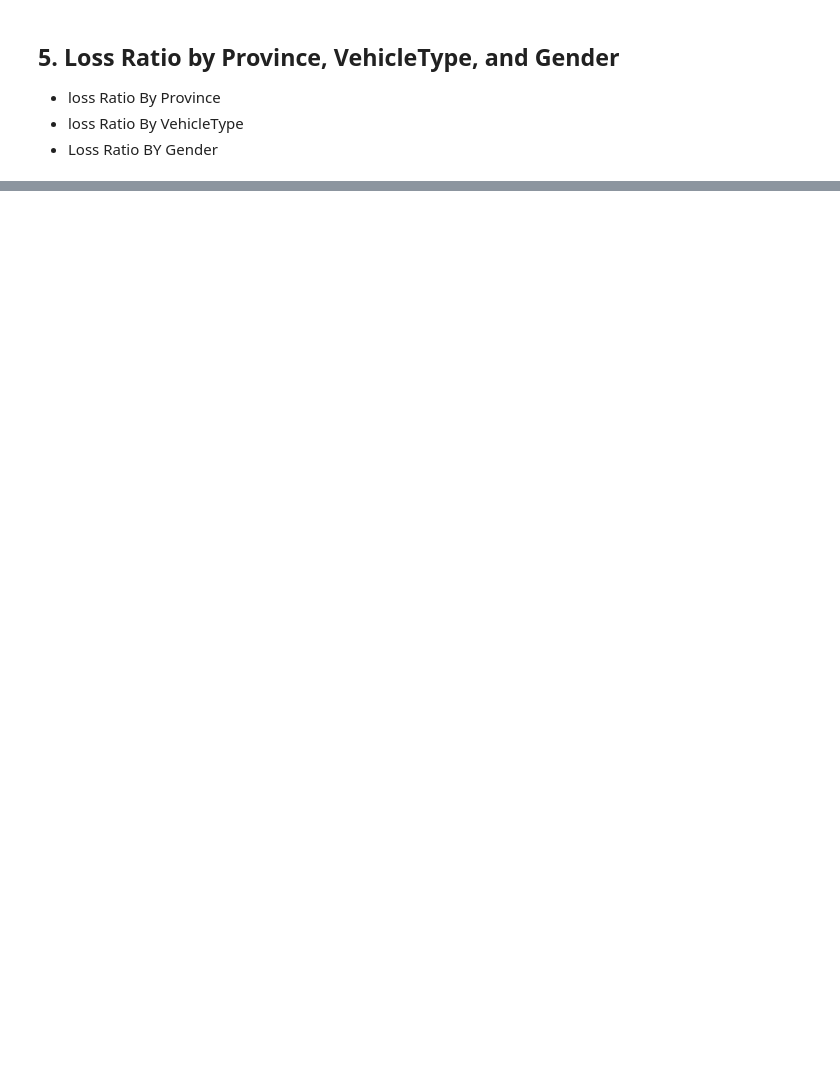
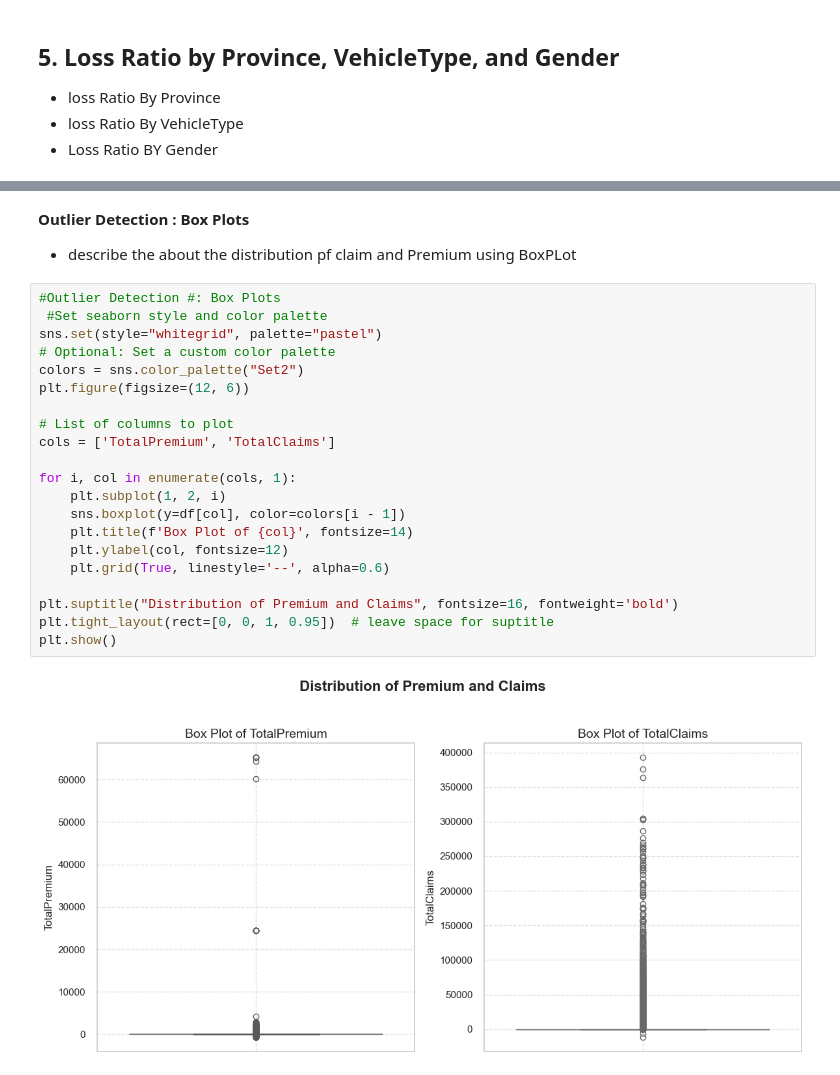
Before and after one commit to nanecha/Insurance_Risk-Analysis_Predictive_Modelling, a Jupyter notebook: notebooks/insurance_analytics.ipynb, the cells around one changed output, grey strips where cells are left out. Cells and saved outputs as stored; diff of their text form; blank space fills up the shorter version.

```diff
--- a/notebooks/insurance_analytics.ipynb
+++ b/notebooks/insurance_analytics.ipynb
@@ -284,0 +271,26 @@ NameError: name 'sns' is not defined
+# %% [markdown]
+**Outlier Detection : Box Plots**
+-  describe the about the distribution pf claim and Premium using BoxPLot
+# %%
+#Outlier Detection #: Box Plots
+ #Set seaborn style and color palette
+sns.set(style="whitegrid", palette="pastel")
+# Optional: Set a custom color palette
+colors = sns.color_palette("Set2")
+plt.figure(figsize=(12, 6))
+
+# List of columns to plot
+cols = ['TotalPremium', 'TotalClaims']
+
+for i, col in enumerate(cols, 1):
+    plt.subplot(1, 2, i)
+    sns.boxplot(y=df[col], color=colors[i - 1])
+    plt.title(f'Box Plot of {col}', fontsize=14)
+    plt.ylabel(col, fontsize=12)
+    plt.grid(True, linestyle='--', alpha=0.6)
+
+plt.suptitle("Distribution of Premium and Claims", fontsize=16, fontweight='bold')
+plt.tight_layout(rect=[0, 0, 1, 0.95])  # leave space for suptitle
+plt.show()
+# %% [output]
+[figure, added]
```
Also changed, not shown: parts of 33 cells of this notebook.
